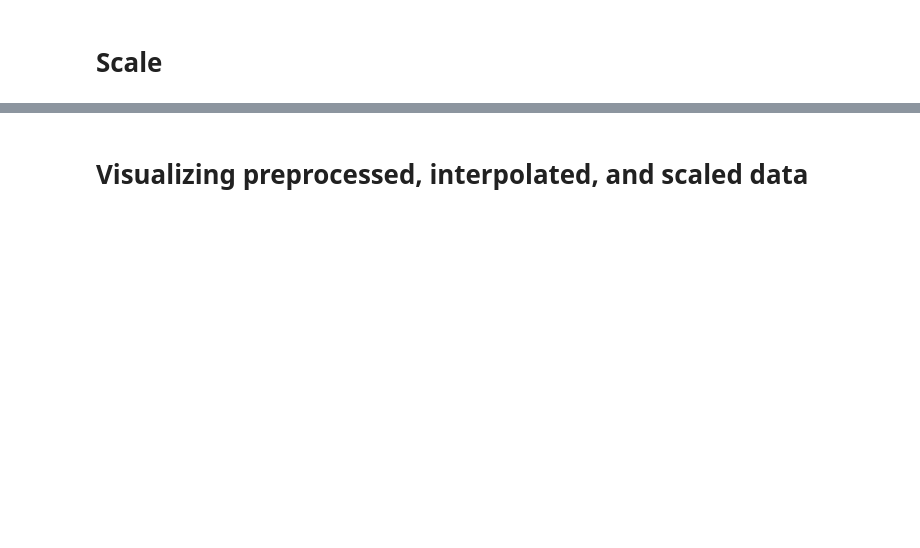
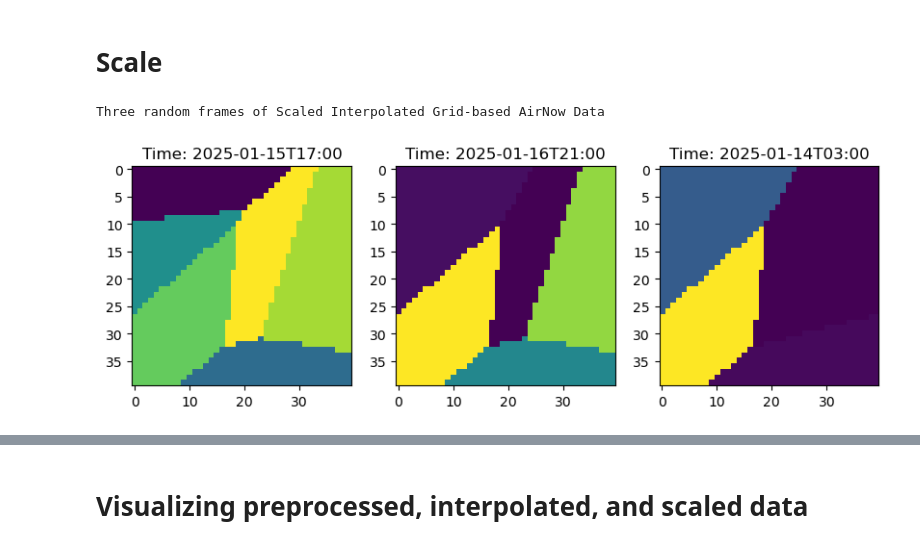
Before and after one commit to matthewgraca/hrrr-smoke-viz, a Jupyter notebook: data/airnow_data_pipeline.ipynb, the cells around one changed output, grey strips where cells are left out. Cells and saved outputs as stored; diff of their text form; code cells hidden in the pictures; blank space fills up the shorter version.

```diff
--- a/data/airnow_data_pipeline.ipynb
+++ b/data/airnow_data_pipeline.ipynb
@@ -16,13 +16,18 @@ import numpy as np
 import matplotlib.pyplot as plt
 import os
 
+lat_bottom, lat_top = 33.6, 34.3
+lon_bottom, lon_top = -118.6, -117.9
+dim = 40
+
 # get airnow data
 if os.path.exists('airnow.json'):
     print("airnow.json already exists; skipping request...")
 else:
     date_start = '2025-01-10T00'
     date_end = '2025-01-16T23'
-    airnow_api_key = print("YOU NEED TO ADD YOUR API KEY!")
+    bbox = f'{lon_bottom},{lat_bottom},{lon_top},{lat_top}'
+    airnow_api_key = 'D73B0C80-2A31-40D8-955F-9B00DF659AE0'#print("YOU NEED TO ADD YOUR API KEY!")
     URL = "https://www.airnowapi.org/aq/data"
 
     # location given here
@@ -32,7 +37,7 @@ else:
         'startDate':date_start,
         'endDate':date_end,
         'parameters':'PM25',
-        'BBOX':'-118.75,33.5,-117.5,34.5',
+        'BBOX':bbox,
         'dataType':'B',
         'format':'application/json',
         'verbose':'0',
@@ -175,22 +223,25 @@ plt.show()
 # %%
 # we scale each sample relative to other samples
 def std_scale(data):
     mean = np.mean(data)
-    var = np.var(data)
-    return (data - mean) / np.sqrt(var)
+    stddev = np.std(data)
+    return (data - mean) / stddev
 
 scaled_frames = std_scale(np.array(list_inter))
 
 # print 3 frames
 np.random.seed(42)
 print("Three random frames of Scaled Interpolated Grid-based AirNow Data")
 fig, axes = plt.subplots(1, 3, figsize=(10, 4))
 for idx, ax in enumerate(axes):
     randIdx = np.random.choice(range(0, len(scaled_frames)), replace=False)
     ax.imshow(scaled_frames[randIdx])
     ax.set_title(f"Time: {list_df[randIdx]['UTC'].iloc[0]}")
 
 plt.show()
+# %% [output]
+Three random frames of Scaled Interpolated Grid-based AirNow Data
+[figure, added]
 # %%
 # ensure actual scaling has occurred
 randIdx = np.random.choice(range(0, len(list_inter)), replace=False)
```
Also changed, not shown: parts of 11 cells of this notebook, 1 other file.
